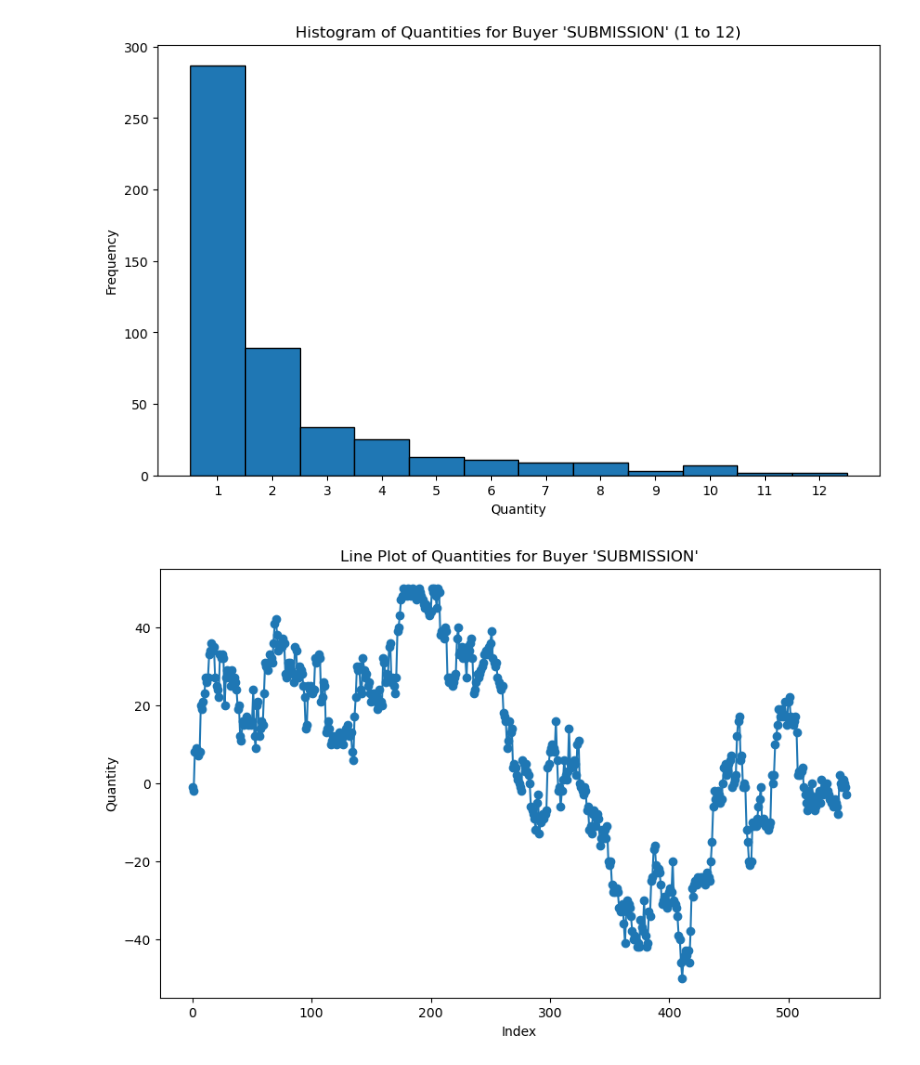
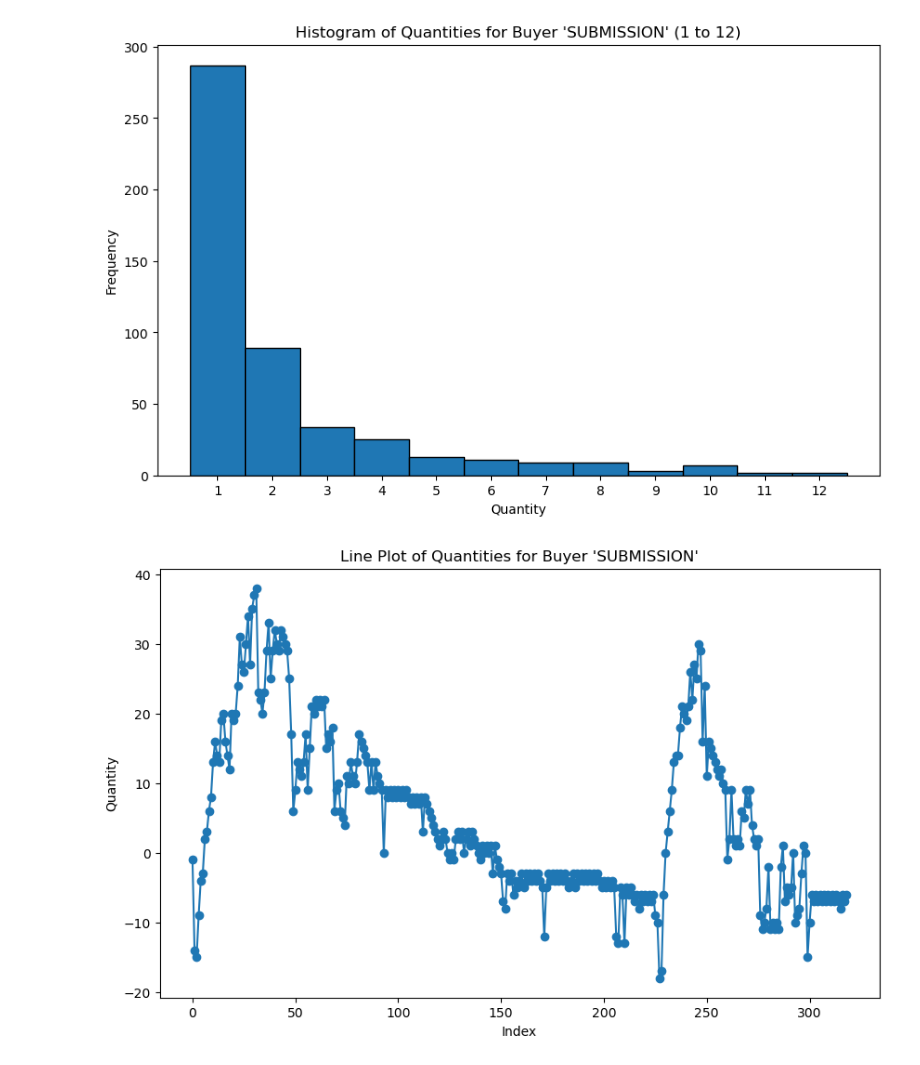
Before and after one commit to UlrichVestuche/IMC-Prosperity-3, a Jupyter notebook: Tutorial/data.ipynb, the cells around one changed output. Drawn from its saved outputs; the diff is of its cells as text; code cells hidden in the pictures.

```diff
--- a/Tutorial/data.ipynb
+++ b/Tutorial/data.ipynb
@@ -254,7 +270,7 @@ plt.show()
 # %%
 import json
 
-filename = "Sub-Log.log"
+filename = "../submissions/2025-04-01_14-37-22.log"
 json_str = ""
 found = False
 
@@ -271,31 +287,31 @@ with open(filename, "r") as f:
             found = True
             break
 
     if not found:
         raise ValueError("Could not find 'Trade History:' with '[' in file.")
 
     # Append the remainder of the file to the JSON string
     json_str += f.read()
 
 # Parse the JSON string into a list of trade objects
 data = json.loads(json_str)
 
 # Calculate the total quantity and total money paid for buyer "SUBMISSION"
 quantities = []
 quantity = 0
 for item in data:
     if item.get("buyer") == "SUBMISSION":
         quantity += item.get("quantity", 0)
         quantities.append(quantity)
     elif item.get("seller") == "SUBMISSION":
         quantity -= item.get("quantity", 0)
         quantities.append(quantity)
 # Plot the quantities as a line plot
 plt.figure(figsize=(10, 6))
 plt.plot(quantities, marker='o', linestyle='-')
 plt.xlabel("Index")
 plt.ylabel("Quantity")
 plt.title("Line Plot of Quantities for Buyer 'SUBMISSION'")
 plt.show()
 # %% [output]
-[figure, old version]
+[figure, new version]
```
Also changed, not shown: parts of 13 cells of this notebook, 4 other files.
